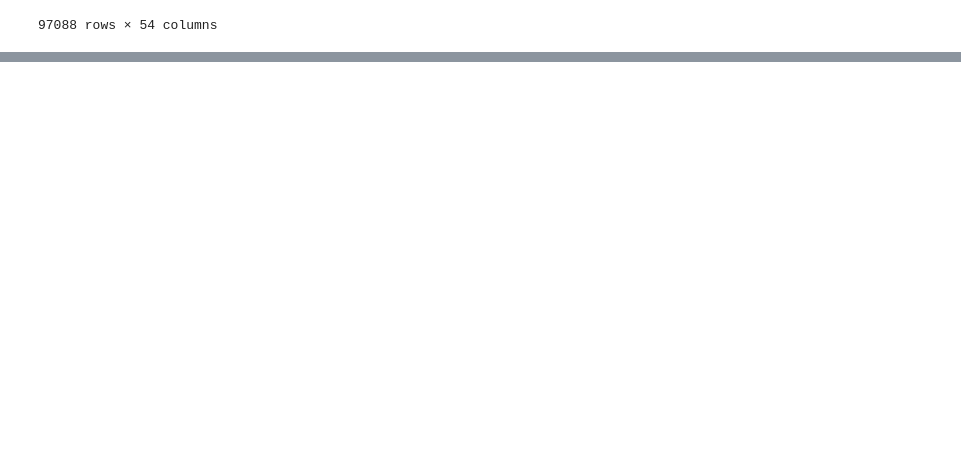
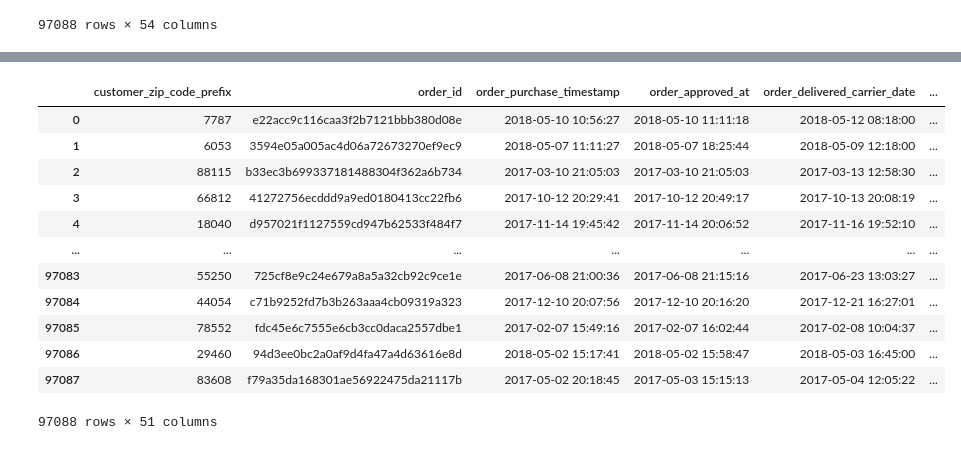
Before and after one commit to Mocuss/FESI-Crew, a Jupyter notebook: EDA.ipynb, the cells around one changed output, grey strips where cells are left out. Saved outputs shown, nothing was run; the diff lists cells and outputs as text; code cells hidden in the pictures; blank space fills up the shorter version.

Commit message:
Did label encoding.  columns need to be removed

```diff
--- a/EDA.ipynb
+++ b/EDA.ipynb
@@ -1167,0 +1303,11 @@ merged_dataset_feature_engineered.to_csv("merged_dataset_feature_engineered.csv"
+# %%
+from sklearn.preprocessing import LabelEncoder
+
+# Create encoder instance
+le_city = LabelEncoder()
+
+# Fit and transform the 'customer_city_limited' column
+merged_dataset_feature_engineered['customer_city_encoded'] = le_city.fit_transform(
+    merged_dataset_feature_engineered['customer_city_limited']
+)
+merged_dataset_feature_engineered['customer_city_encoded'].value_counts()
@@ -1167,0 +1328,13 @@ merged_dataset_feature_engineered.to_csv("merged_dataset_feature_engineered.csv"
+# %%
+# choosing the top category only:
+merged_dataset_feature_engineered_onecat = merged_dataset_feature_engineered.copy()
+merged_dataset_feature_engineered_onecat['main_category'] = merged_dataset_feature_engineered_onecat['product_category_name'].apply(
+    lambda x: str(x).split(', ')[0] if pd.notna(x) else 'unknown'
+)
+# %%
+
+le_main_cat = LabelEncoder()
+
+merged_dataset_feature_engineered_onecat['main_category_encoded'] = le_main_cat.fit_transform(
+    merged_dataset_feature_engineered_onecat['main_category']
+)
@@ -1167,0 +1379,22 @@ merged_dataset_feature_engineered.to_csv("merged_dataset_feature_engineered.csv"
+# %%
+merged_dataset_feature_engineered_onecat.drop(
+    columns=['product_category_name', 'main_category', 'customer_city_limited', 'customer_city','customer_state',
+             'order_status', 'review_id','customer_unique_id', 'customer_id'],
+    inplace=True
+)
+# %%
+merged_dataset_feature_engineered_onecat
+# %% [output]
+|  | customer_zip_code_prefix | order_id | order_purchase_timestamp | order_approved_at | order_delivered_carrier_date | ... |
+| 0 | 7787 | e22acc9c116caa3f2b7121bbb380d08e | 2018-05-10 10:56:27 | 2018-05-10 11:11:18 | 2018-05-12 08:18:00 | ... |
+| 1 | 6053 | 3594e05a005ac4d06a72673270ef9ec9 | 2018-05-07 11:11:27 | 2018-05-07 18:25:44 | 2018-05-09 12:18:00 | ... |
+| 2 | 88115 | b33ec3b699337181488304f362a6b734 | 2017-03-10 21:05:03 | 2017-03-10 21:05:03 | 2017-03-13 12:58:30 | ... |
+| 3 | 66812 | 41272756ecddd9a9ed0180413cc22fb6 | 2017-10-12 20:29:41 | 2017-10-12 20:49:17 | 2017-10-13 20:08:19 | ... |
+| 4 | 18040 | d957021f1127559cd947b62533f484f7 | 2017-11-14 19:45:42 | 2017-11-14 20:06:52 | 2017-11-16 19:52:10 | ... |
+| ... | ... | ... | ... | ... | ... | ... |
+| 97083 | 55250 | 725cf8e9c24e679a8a5a32cb92c9ce1e | 2017-06-08 21:00:36 | 2017-06-08 21:15:16 | 2017-06-23 13:03:27 | ... |
+| 97084 | 44054 | c71b9252fd7b3b263aaa4cb09319a323 | 2017-12-10 20:07:56 | 2017-12-10 20:16:20 | 2017-12-21 16:27:01 | ... |
+| 97085 | 78552 | fdc45e6c7555e6cb3cc0daca2557dbe1 | 2017-02-07 15:49:16 | 2017-02-07 16:02:44 | 2017-02-08 10:04:37 | ... |
+| 97086 | 29460 | 94d3ee0bc2a0af9d4fa47a4d63616e8d | 2018-05-02 15:17:41 | 2018-05-02 15:58:47 | 2018-05-03 16:45:00 | ... |
+| 97087 | 83608 | f79a35da168301ae56922475da21117b | 2017-05-02 20:18:45 | 2017-05-03 15:15:13 | 2017-05-04 12:05:22 | ... |
+97088 rows × 51 columns
```
Also changed, not shown: parts of 16 cells of this notebook.
